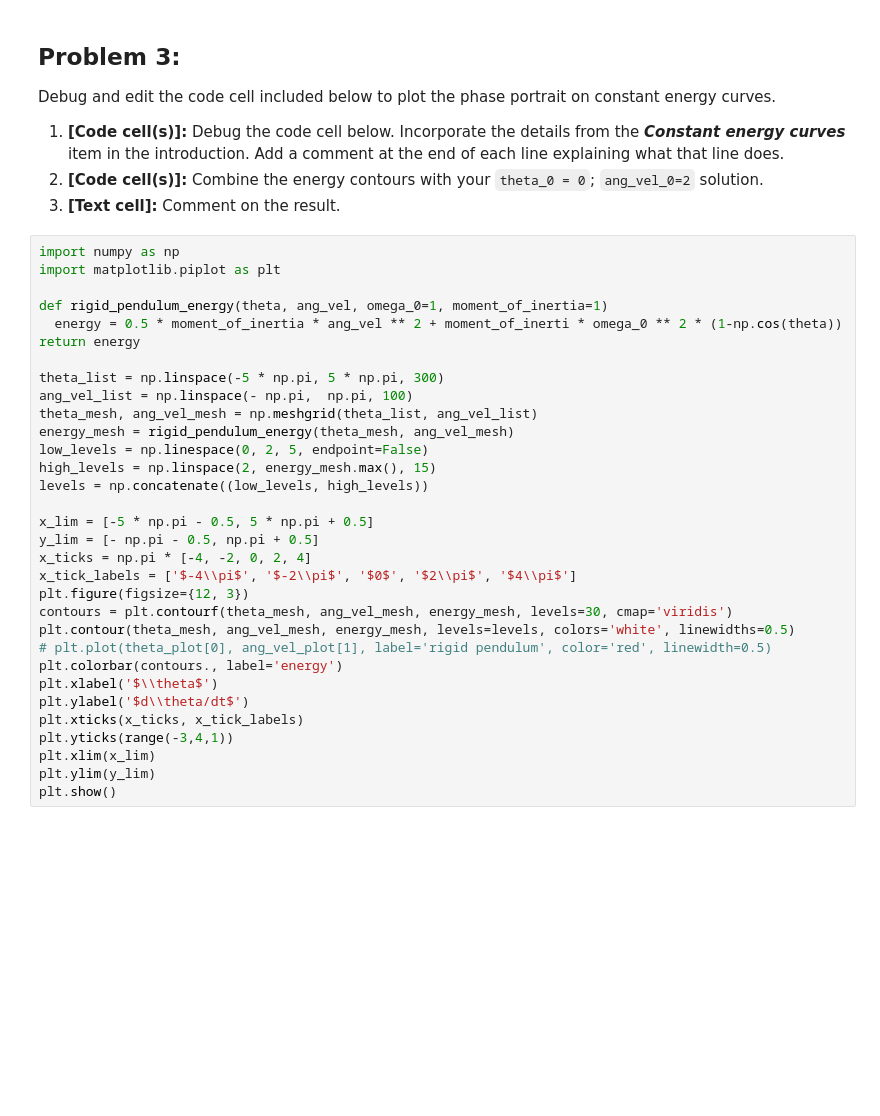
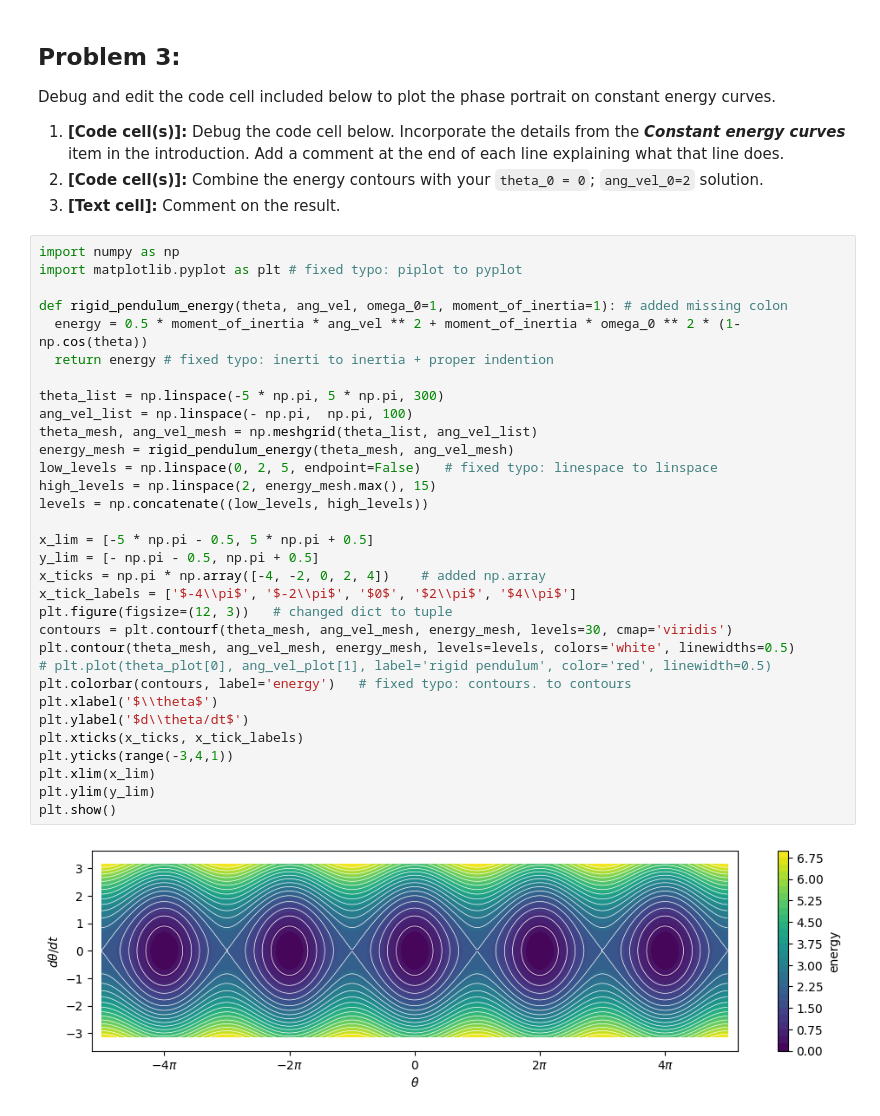
Before and after one commit to IntroComputationalPhysics-UNT/euler-and-solve-ivp-firebats2000, a Jupyter notebook: rigid_pendulum_assignment_v2.ipynb, the cells around one changed output. Cells and saved outputs as stored; diff of their text form; blank space fills up the shorter version.

```diff
--- a/rigid_pendulum_assignment_v2.ipynb
+++ b/rigid_pendulum_assignment_v2.ipynb
@@ -339,33 +339,35 @@ Debug and edit the code cell included below to plot the phase portrait on consta
 3. **[Text cell]:** Comment on the result.
 # %%
 import numpy as np
-import matplotlib.piplot as plt
+import matplotlib.pyplot as plt # fixed typo: piplot to pyplot
 
-def rigid_pendulum_energy(theta, ang_vel, omega_0=1, moment_of_inertia=1)
-  energy = 0.5 * moment_of_inertia * ang_vel ** 2 + moment_of_inerti * omega_0 ** 2 * (1-np.cos(theta))
-return energy
+def rigid_pendulum_energy(theta, ang_vel, omega_0=1, moment_of_inertia=1): # added missing colon
+  energy = 0.5 * moment_of_inertia * ang_vel ** 2 + moment_of_inertia * omega_0 ** 2 * (1-np.cos(theta))
+  return energy # fixed typo: inerti to inertia + proper indention
 
 theta_list = np.linspace(-5 * np.pi, 5 * np.pi, 300)
 ang_vel_list = np.linspace(- np.pi,  np.pi, 100)
 theta_mesh, ang_vel_mesh = np.meshgrid(theta_list, ang_vel_list)
 energy_mesh = rigid_pendulum_energy(theta_mesh, ang_vel_mesh)
-low_levels = np.linespace(0, 2, 5, endpoint=False)
+low_levels = np.linspace(0, 2, 5, endpoint=False)   # fixed typo: linespace to linspace
 high_levels = np.linspace(2, energy_mesh.max(), 15)
 levels = np.concatenate((low_levels, high_levels))
 
 x_lim = [-5 * np.pi - 0.5, 5 * np.pi + 0.5]
 y_lim = [- np.pi - 0.5, np.pi + 0.5]
-x_ticks = np.pi * [-4, -2, 0, 2, 4]
+x_ticks = np.pi * np.array([-4, -2, 0, 2, 4])    # added np.array
 x_tick_labels = ['$-4\\pi$', '$-2\\pi$', '$0$', '$2\\pi$', '$4\\pi$']
-plt.figure(figsize={12, 3})
+plt.figure(figsize=(12, 3))   # changed dict to tuple
 contours = plt.contourf(theta_mesh, ang_vel_mesh, energy_mesh, levels=30, cmap='viridis')
 plt.contour(theta_mesh, ang_vel_mesh, energy_mesh, levels=levels, colors='white', linewidths=0.5)
 # plt.plot(theta_plot[0], ang_vel_plot[1], label='rigid pendulum', color='red', linewidth=0.5)
-plt.colorbar(contours., label='energy')
+plt.colorbar(contours, label='energy')   # fixed typo: contours. to contours
 plt.xlabel('$\\theta$')
 plt.ylabel('$d\\theta/dt$')
 plt.xticks(x_ticks, x_tick_labels)
 plt.yticks(range(-3,4,1))
 plt.xlim(x_lim)
 plt.ylim(y_lim)
 plt.show()
+# %% [output]
+[figure, added]
```
Also changed, not shown: parts of 2 cells of this notebook.
